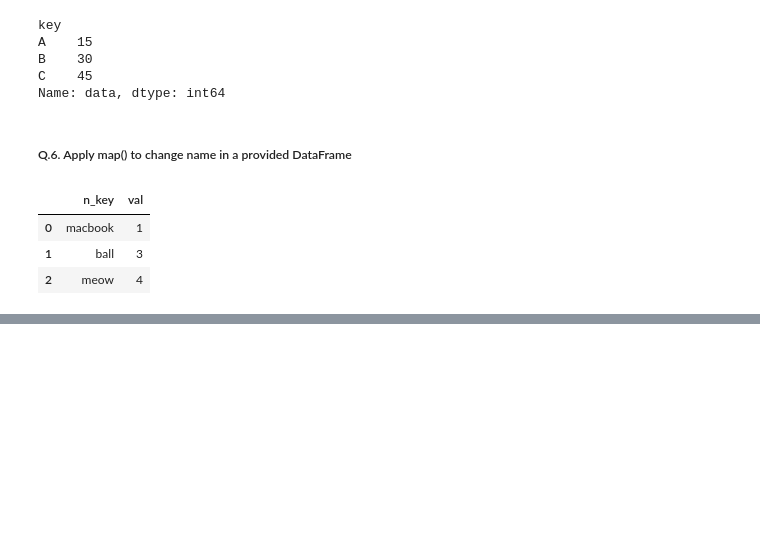
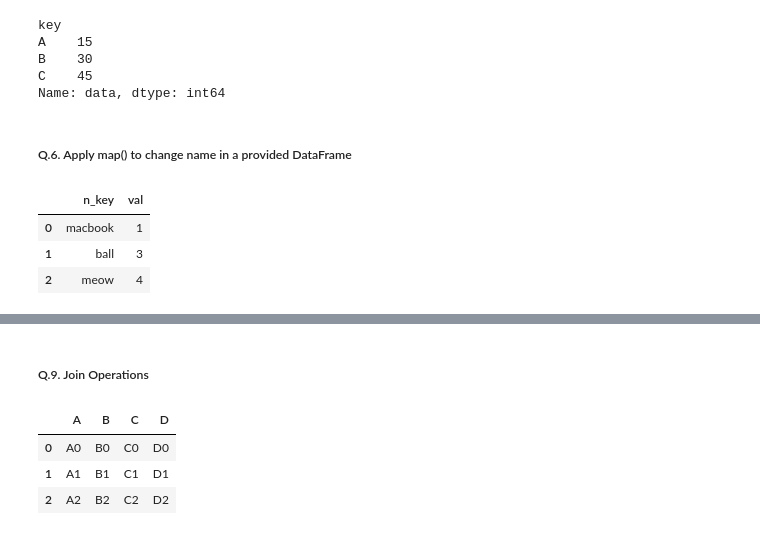
Before and after one commit to Siddhant128-bit/Coding_Questions_Python_Interview_Prep, a Jupyter notebook: Pandas_Python_Question.ipynb, the cells around one changed output, grey strips where cells are left out. Drawn from its saved outputs; the diff is of its cells as text; code cells hidden in the pictures; blank space fills up the shorter version.

```diff
--- a/Pandas_Python_Question.ipynb
+++ b/Pandas_Python_Question.ipynb
@@ -113,0 +238,19 @@ display(new_dataframe_for_map())
+# %% [markdown]
+<h5>Q.9. Join Operations </h5>
+# %%
+left=pd.DataFrame({
+    'A':['A0','A1','A2'],
+    'B':['B0', 'B1', 'B2']
+})
+
+right=pd.DataFrame({
+    'C':['C0','C1','C2'],
+    'D': ['D0','D1','D2']
+})
+
+left.join(right)
+# %% [output]
+|  | A | B | C | D |
+| 0 | A0 | B0 | C0 | D0 |
+| 1 | A1 | B1 | C1 | D1 |
+| 2 | A2 | B2 | C2 | D2 |
```
Also changed, not shown: parts of 9 cells of this notebook.
